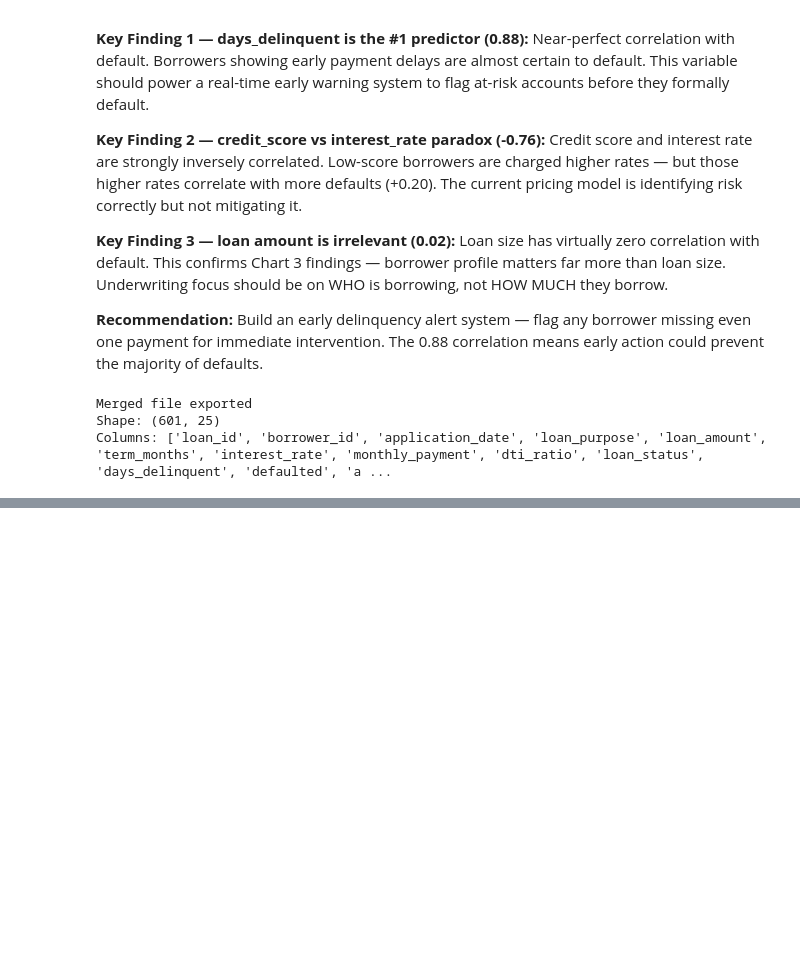
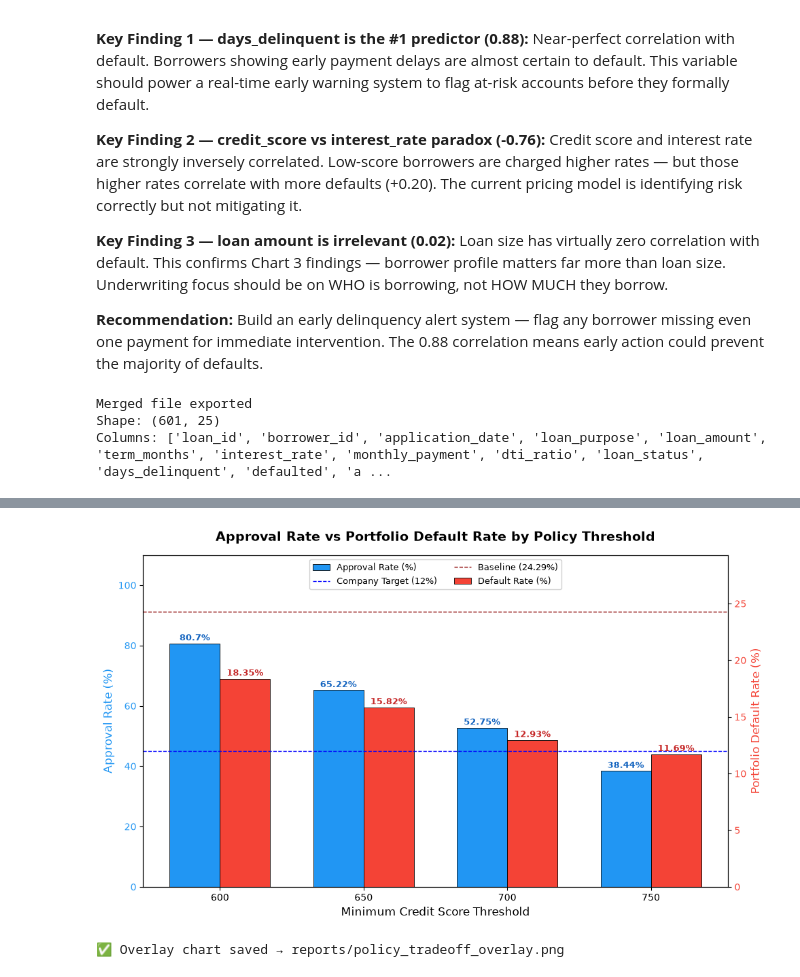
Before and after one commit to ShubhamSahu-2005/Loan-Default-Risk-Analysis, a Jupyter notebook: notebooks/eda.ipynb, the cells around one changed output, grey strips where cells are left out. Saved outputs shown, nothing was run; the diff lists cells and outputs as text; code cells hidden in the pictures; blank space fills up the shorter version.

```diff
--- a/notebooks/eda.ipynb
+++ b/notebooks/eda.ipynb
@@ -579,0 +763,59 @@ Columns: ['loan_id', 'borrower_id', 'application_date', 'loan_purpose', 'loan_am
+# %%
+# ────────────────────────────────────────────────────────────────
+# Trade-off Overlay — Approval Rate vs Default Rate
+# ────────────────────────────────────────────────────────────────
+
+fig, ax1 = plt.subplots(figsize=(10, 6))
+
+x = np.arange(len(thresholds))
+width = 0.35
+
+# Left axis — Approval Rate
+bars1 = ax1.bar(x - width/2, sim_df['Approval Rate (%)'], width,
+                label='Approval Rate (%)', color='#2196F3',
+                edgecolor='black', linewidth=0.6)
+ax1.set_xlabel('Minimum Credit Score Threshold', fontsize=12)
+ax1.set_ylabel('Approval Rate (%)', fontsize=12, color='#2196F3')
+ax1.set_xticks(x)
+ax1.set_xticklabels(thresholds_str)
+ax1.tick_params(axis='y', labelcolor='#2196F3')
+ax1.set_ylim(0, 110)
+
+# Right axis — Default Rate
+ax2 = ax1.twinx()
+bars2 = ax2.bar(x + width/2, sim_df['Portfolio Default Rate (%)'], width,
+                label='Default Rate (%)', color='#F44336',
+                edgecolor='black', linewidth=0.6)
+ax2.set_ylabel('Portfolio Default Rate (%)', fontsize=12, color='#F44336')
+ax2.tick_params(axis='y', labelcolor='#F44336')
+ax2.set_ylim(0, max(sim_df['Portfolio Default Rate (%)'].max(), baseline_default_rate) + 5)
+
+# Reference lines
+ax2.axhline(12, color='blue', linestyle='--', linewidth=1,
+            label='Company Target (12%)')
+ax2.axhline(baseline_default_rate, color='darkred', linestyle='--',
+            linewidth=1, label=f'Baseline ({baseline_default_rate}%)')
+
+# Labels on bars
+for bar, val in zip(bars1, sim_df['Approval Rate (%)']):
+    ax1.text(bar.get_x() + bar.get_width()/2, bar.get_height() + 1,
+             f'{val}%', ha='center', fontsize=9, fontweight='bold', color='#1565C0')
+for bar, val in zip(bars2, sim_df['Portfolio Default Rate (%)']):
+    ax2.text(bar.get_x() + bar.get_width()/2, bar.get_height() + 0.3,
+             f'{val}%', ha='center', fontsize=9, fontweight='bold', color='#C62828')
+
+# Combined legend
+lines1, labels1 = ax1.get_legend_handles_labels()
+lines2, labels2 = ax2.get_legend_handles_labels()
+ax1.legend(lines1 + lines2, labels1 + labels2, loc='upper center',
+           fontsize=9, ncol=2, framealpha=0.9)
+
+ax1.set_title('Approval Rate vs Portfolio Default Rate by Policy Threshold',
+              fontsize=14, fontweight='bold', pad=15)
+plt.tight_layout()
+plt.savefig('../reports/policy_tradeoff_overlay.png', dpi=150, bbox_inches='tight')
+plt.show()
+print("\n✅ Overlay chart saved → reports/policy_tradeoff_overlay.png")
+# %% [output]
+[figure, added]
+✅ Overlay chart saved → reports/policy_tradeoff_overlay.png
```
Also changed, not shown: parts of 11 cells of this notebook, 2 other files.
